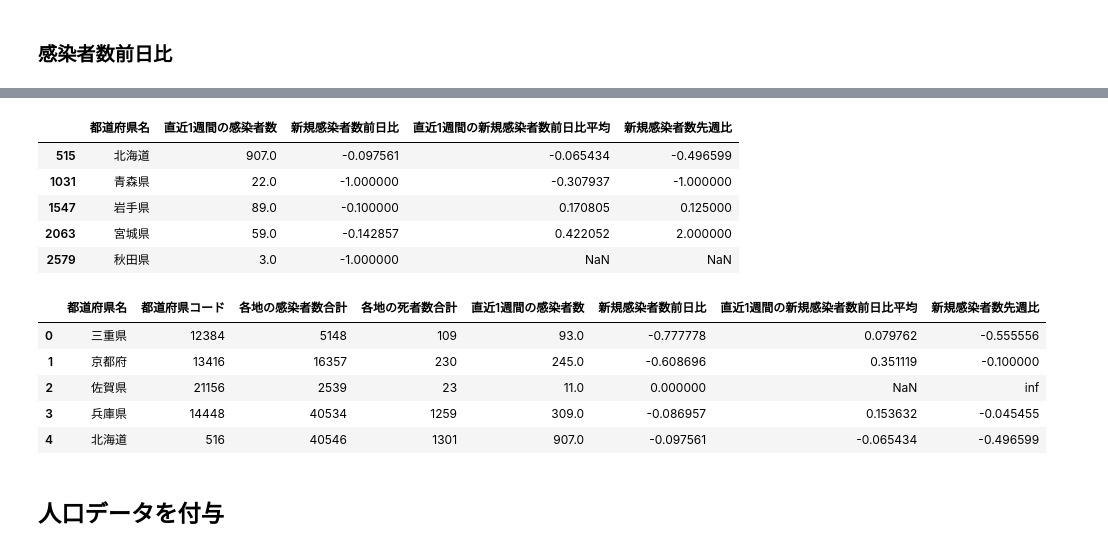
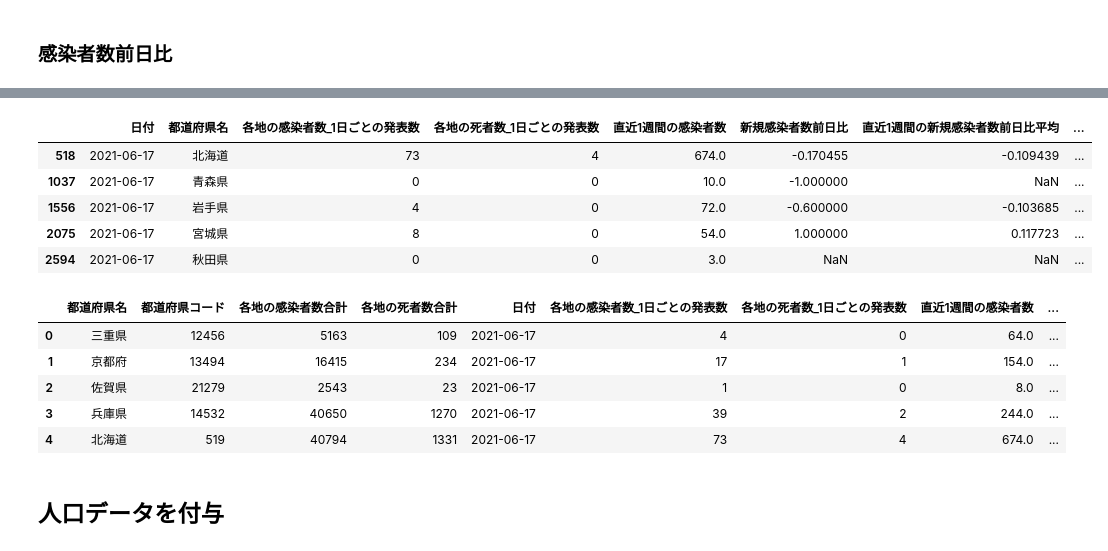
Before and after one commit to marzg510/data-analyze-covid-19, a Jupyter notebook: covid-19-jp-nhk-pref-latest.ipynb, the cells around one changed output, grey strips where cells are left out. Saved outputs shown, nothing was run; the diff lists cells and outputs as text; code cells hidden in the pictures.

```diff
--- a/covid-19-jp-nhk-pref-latest.ipynb
+++ b/covid-19-jp-nhk-pref-latest.ipynb
@@ -71,23 +71,23 @@ pref.tail(10)
 # %%
-latest = pref.loc[pref["日付"]==pref["日付"].max()][["都道府県名","直近1週間の感染者数","新規感染者数前日比","直近1週間の新規感染者数前日比平均","新規感染者数先週比"]]
+latest = pref.loc[pref["日付"]==pref["日付"].max()][["日付","都道府県名","各地の感染者数_1日ごとの発表数","各地の死者数_1日ごとの発表数","直近1週間の感染者数","新規感染者数前日比","直近1週間の新規感染者数前日比平均","新規感染者数先週比"]]
 latest.head()
 # %% [output]
-|  | 都道府県名 | 直近1週間の感染者数 | 新規感染者数前日比 | 直近1週間の新規感染者数前日比平均 | 新規感染者数先週比 |
-| 515 | 北海道 | 907.0 | -0.097561 | -0.065434 | -0.496599 |
-| 1031 | 青森県 | 22.0 | -1.000000 | -0.307937 | -1.000000 |
-| 1547 | 岩手県 | 89.0 | -0.100000 | 0.170805 | 0.125000 |
-| 2063 | 宮城県 | 59.0 | -0.142857 | 0.422052 | 2.000000 |
-| 2579 | 秋田県 | 3.0 | -1.000000 | NaN | NaN |
+|  | 日付 | 都道府県名 | 各地の感染者数_1日ごとの発表数 | 各地の死者数_1日ごとの発表数 | 直近1週間の感染者数 | 新規感染者数前日比 | 直近1週間の新規感染者数前日比平均 | ... |
+| 518 | 2021-06-17 | 北海道 | 73 | 4 | 674.0 | -0.170455 | -0.109439 | ... |
+| 1037 | 2021-06-17 | 青森県 | 0 | 0 | 10.0 | -1.000000 | NaN | ... |
+| 1556 | 2021-06-17 | 岩手県 | 4 | 0 | 72.0 | -0.600000 | -0.103685 | ... |
+| 2075 | 2021-06-17 | 宮城県 | 8 | 0 | 54.0 | 1.000000 | 0.117723 | ... |
+| 2594 | 2021-06-17 | 秋田県 | 0 | 0 | 3.0 | NaN | NaN | ... |
 # %%
 all_jp = pd.merge(all_jp, latest, on="都道府県名")
 all_jp.head()
 # %% [output]
-|  | 都道府県名 | 都道府県コード | 各地の感染者数合計 | 各地の死者数合計 | 直近1週間の感染者数 | 新規感染者数前日比 | 直近1週間の新規感染者数前日比平均 | 新規感染者数先週比 |
-| 0 | 三重県 | 12384 | 5148 | 109 | 93.0 | -0.777778 | 0.079762 | -0.555556 |
-| 1 | 京都府 | 13416 | 16357 | 230 | 245.0 | -0.608696 | 0.351119 | -0.100000 |
-| 2 | 佐賀県 | 21156 | 2539 | 23 | 11.0 | 0.000000 | NaN | inf |
-| 3 | 兵庫県 | 14448 | 40534 | 1259 | 309.0 | -0.086957 | 0.153632 | -0.045455 |
-| 4 | 北海道 | 516 | 40546 | 1301 | 907.0 | -0.097561 | -0.065434 | -0.496599 |
+|  | 都道府県名 | 都道府県コード | 各地の感染者数合計 | 各地の死者数合計 | 日付 | 各地の感染者数_1日ごとの発表数 | 各地の死者数_1日ごとの発表数 | 直近1週間の感染者数 | ... |
+| 0 | 三重県 | 12456 | 5163 | 109 | 2021-06-17 | 4 | 0 | 64.0 | ... |
+| 1 | 京都府 | 13494 | 16415 | 234 | 2021-06-17 | 17 | 1 | 154.0 | ... |
+| 2 | 佐賀県 | 21279 | 2543 | 23 | 2021-06-17 | 1 | 0 | 8.0 | ... |
+| 3 | 兵庫県 | 14532 | 40650 | 1270 | 2021-06-17 | 39 | 2 | 244.0 | ... |
+| 4 | 北海道 | 519 | 40794 | 1331 | 2021-06-17 | 73 | 4 | 674.0 | ... |
 # %% [markdown]
 ## 人口データを付与
 # %%
```
Also changed, not shown: parts of 18 cells of this notebook, 33 other files.
